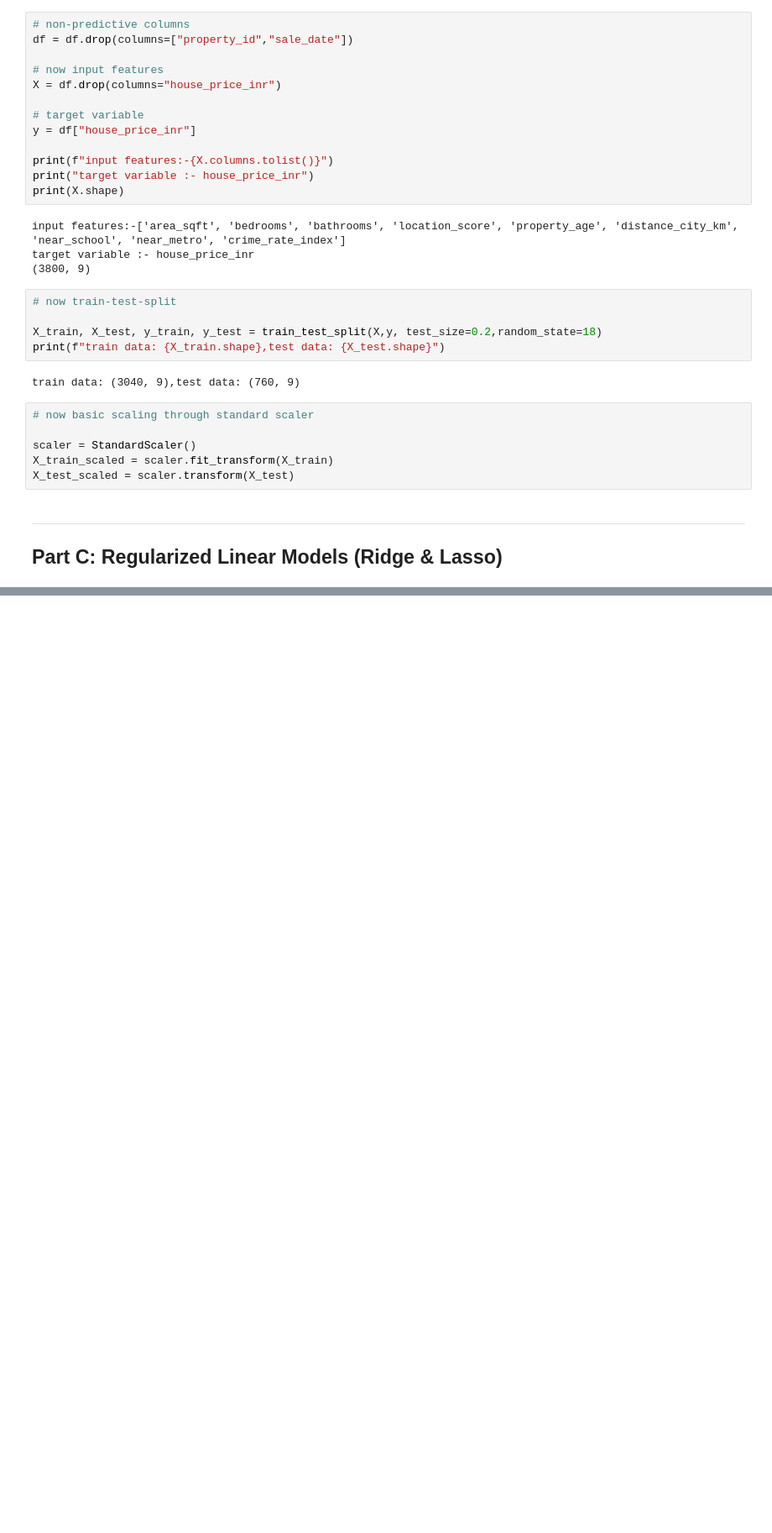
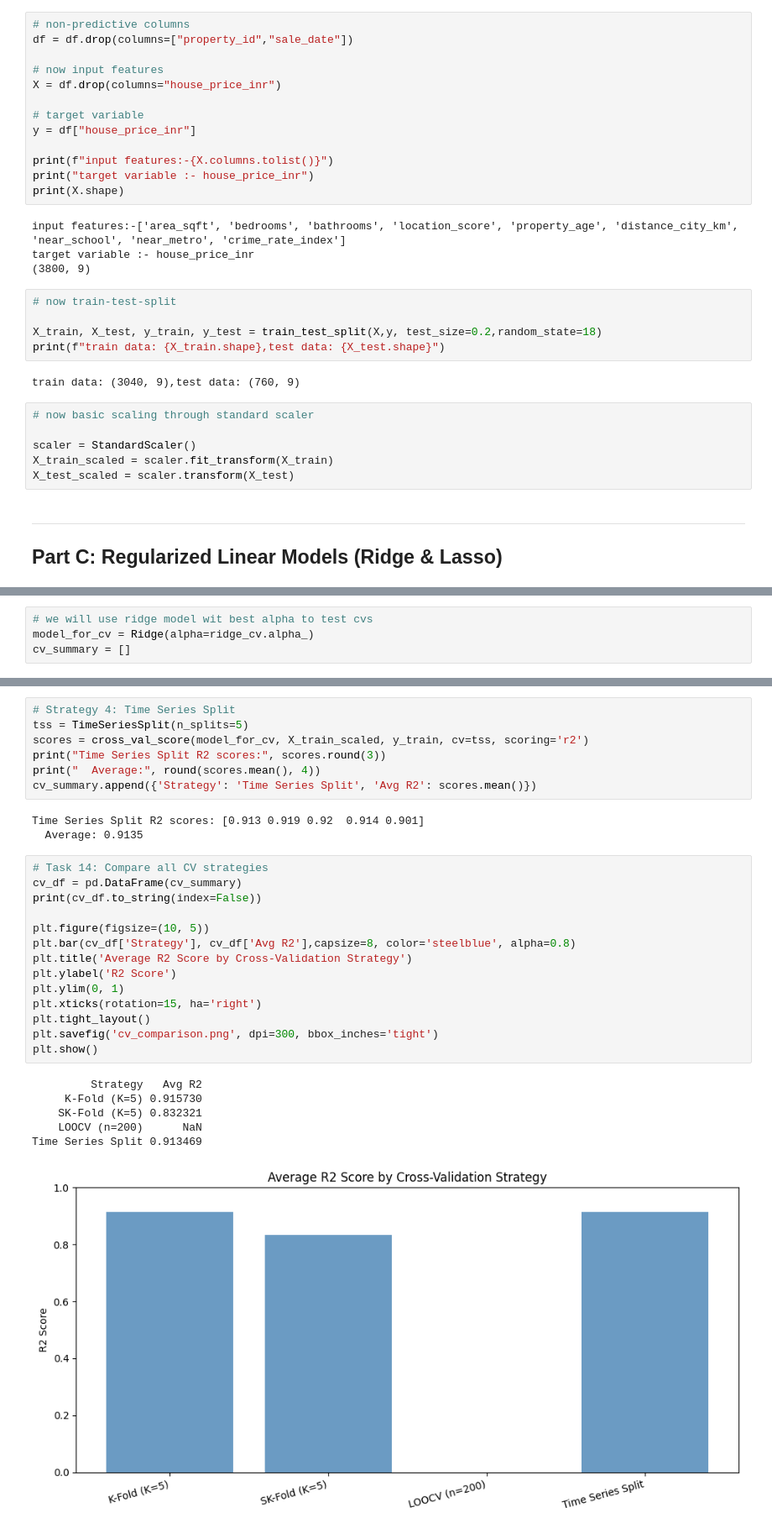
Before and after one commit to Maitrak-2661/Supervised-Learning, a Jupyter notebook: PR2/robust_regression_engine.ipynb, the cells around one changed output, grey strips where cells are left out. Shown at 84% size. Saved outputs shown, nothing was run; the diff lists cells and outputs as text; blank space fills up the shorter version.

```diff
--- a/PR2/robust_regression_engine.ipynb
+++ b/PR2/robust_regression_engine.ipynb
@@ -166,0 +239,4 @@ r2_score:0.9183877444039255
+# %%
+# we will use ridge model wit best alpha to test cvs
+model_for_cv = Ridge(alpha=ridge_cv.alpha_)
+cv_summary = []
@@ -166,0 +278,31 @@ r2_score:0.9183877444039255
+# %%
+# Strategy 4: Time Series Split
+tss = TimeSeriesSplit(n_splits=5)
+scores = cross_val_score(model_for_cv, X_train_scaled, y_train, cv=tss, scoring='r2')
+print("Time Series Split R2 scores:", scores.round(3))
+print("  Average:", round(scores.mean(), 4))
+cv_summary.append({'Strategy': 'Time Series Split', 'Avg R2': scores.mean()})
+# %% [output]
+Time Series Split R2 scores: [0.913 0.919 0.92  0.914 0.901]
+  Average: 0.9135
+# %%
+# Task 14: Compare all CV strategies
+cv_df = pd.DataFrame(cv_summary)
+print(cv_df.to_string(index=False))
+
+plt.figure(figsize=(10, 5))
+plt.bar(cv_df['Strategy'], cv_df['Avg R2'],capsize=8, color='steelblue', alpha=0.8)
+plt.title('Average R2 Score by Cross-Validation Strategy')
+plt.ylabel('R2 Score')
+plt.ylim(0, 1)
+plt.xticks(rotation=15, ha='right')
+plt.tight_layout()
+plt.savefig('cv_comparison.png', dpi=300, bbox_inches='tight')
+plt.show()
+# %% [output]
+         Strategy   Avg R2
+     K-Fold (K=5) 0.915730
+    SK-Fold (K=5) 0.832321
+    LOOCV (n=200)      NaN
+Time Series Split 0.913469
+[figure, added]
```
Also changed, not shown: parts of 28 cells of this notebook, 3 other files.
